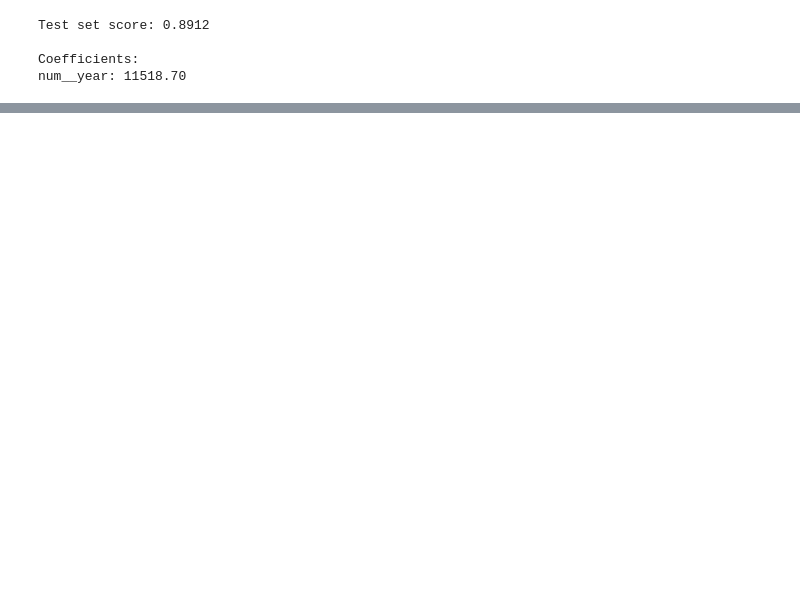
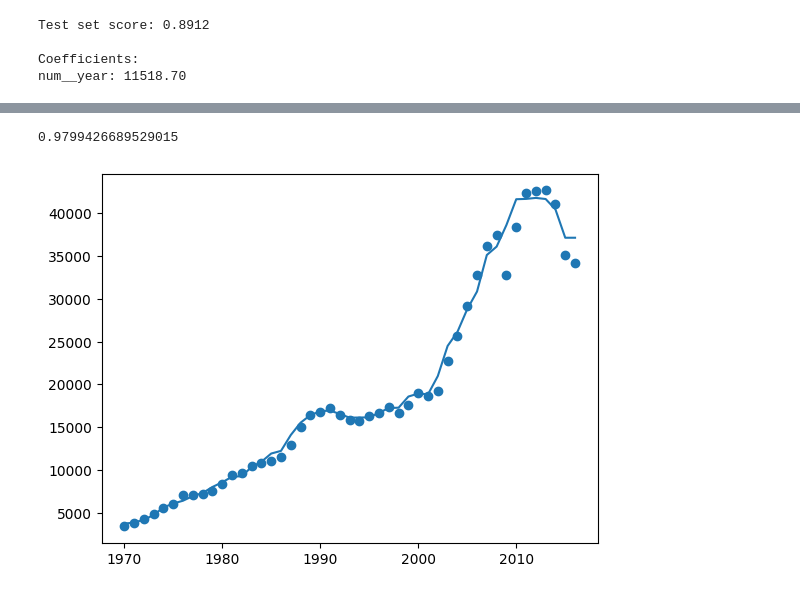
Before and after one commit to tamkhaivo/college-notes, a Jupyter notebook: CSC 180/Assignment2 - Canada.ipynb, the cells around one changed output, grey strips where cells are left out. Cells and saved outputs as stored; diff of their text form; code cells hidden in the pictures; blank space fills up the shorter version.

```diff
--- a/CSC 180/Assignment2 - Canada.ipynb
+++ b/CSC 180/Assignment2 - Canada.ipynb
@@ -198,0 +150,24 @@ For the year 1965:
+# %%
+# RandomForestRegressor
+numeric_features = ['year']
+
+transformer_steps = [
+    ('num', StandardScaler(), numeric_features),
+]
+preprocessor = ColumnTransformer(transformers=transformer_steps)
+
+pipe_rf = Pipeline(steps=[
+    ('preprocessor', preprocessor),
+    ('model', RandomForestRegressor(n_jobs=-1, n_estimators=400))
+])
+
+pipe_rf.fit(X_train, y_train)
+
+y_pred = pipe_rf.predict(X)
+
+plt.scatter(x = df['year'], y=df['income'])
+plt.plot(X, y_pred)
+pipe_rf.score(X_test, y_test)
+# %% [output]
+0.9799426689529015
+[figure, added]
```
Also changed, not shown: parts of 6 cells of this notebook, 8 other files.
